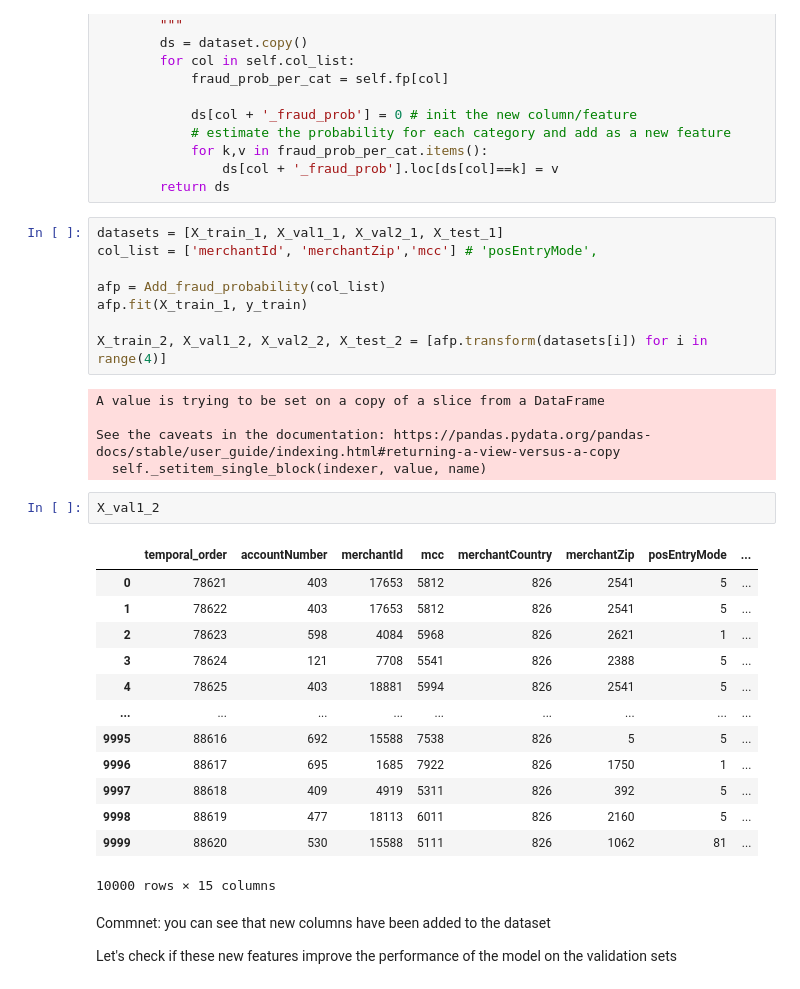
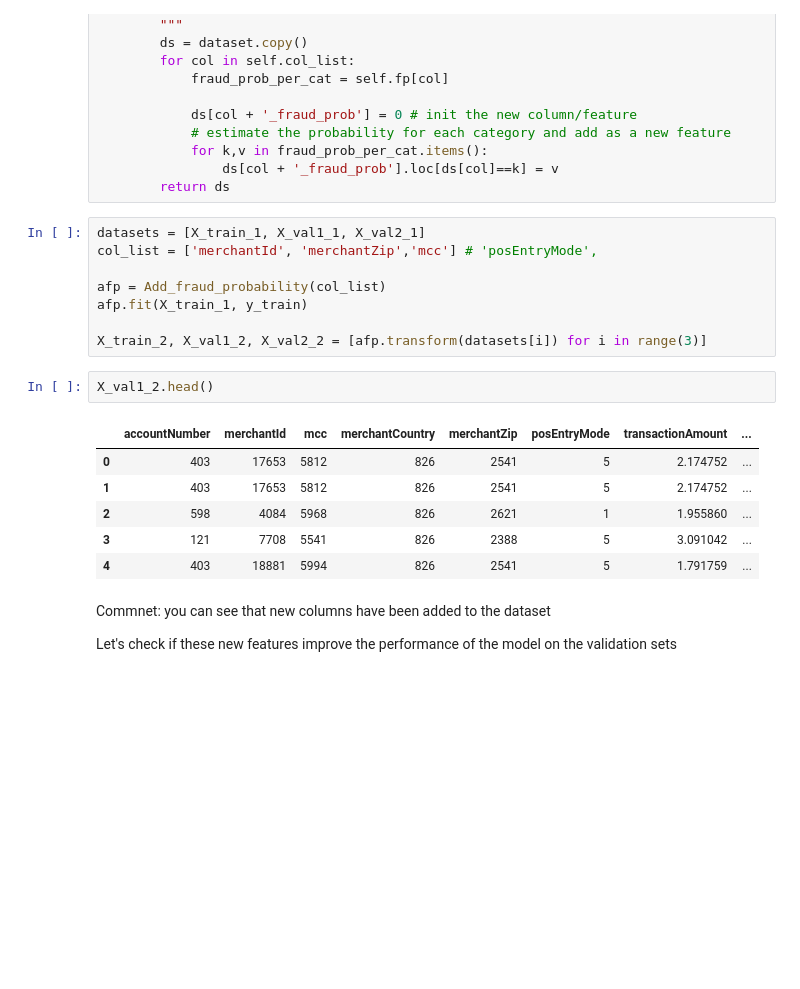
Before and after one commit to GiacomoBenvenuti/Banking_Fraud_Detection, a Jupyter notebook: Fraud_detection_Main.ipynb, the cells around one changed output. Drawn from its saved outputs; the diff is of its cells as text; blank space fills up the shorter version.

```diff
--- a/Fraud_detection_Main.ipynb
+++ b/Fraud_detection_Main.ipynb
@@ -744,34 +774,22 @@ class Add_fraud_probability(object):
                 ds[col + '_fraud_prob'].loc[ds[col]==k] = v
         return ds
 # %%
-datasets = [X_train_1, X_val1_1, X_val2_1, X_test_1]
+datasets = [X_train_1, X_val1_1, X_val2_1]
 col_list = ['merchantId', 'merchantZip','mcc'] # 'posEntryMode',
 
 afp = Add_fraud_probability(col_list)
 afp.fit(X_train_1, y_train)
 
-X_train_2, X_val1_2, X_val2_2, X_test_2 = [afp.transform(datasets[i]) for i in range(4)]
+X_train_2, X_val1_2, X_val2_2 = [afp.transform(datasets[i]) for i in range(3)]
-# %% [output]
-A value is trying to be set on a copy of a slice from a DataFrame
-
-See the caveats in the documentation: https://pandas.pydata.org/pandas-docs/stable/user_guide/indexing.html#returning-a-view-versus-a-copy
-  self._setitem_single_block(indexer, value, name)
 # %%
-X_val1_2
+X_val1_2.head()
 # %% [output]
-|  | temporal_order | accountNumber | merchantId | mcc | merchantCountry | merchantZip | posEntryMode | ... |
-| 0 | 78621 | 403 | 17653 | 5812 | 826 | 2541 | 5 | ... |
-| 1 | 78622 | 403 | 17653 | 5812 | 826 | 2541 | 5 | ... |
-| 2 | 78623 | 598 | 4084 | 5968 | 826 | 2621 | 1 | ... |
-| 3 | 78624 | 121 | 7708 | 5541 | 826 | 2388 | 5 | ... |
-| 4 | 78625 | 403 | 18881 | 5994 | 826 | 2541 | 5 | ... |
-| ... | ... | ... | ... | ... | ... | ... | ... | ... |
-| 9995 | 88616 | 692 | 15588 | 7538 | 826 | 5 | 5 | ... |
-| 9996 | 88617 | 695 | 1685 | 7922 | 826 | 1750 | 1 | ... |
-| 9997 | 88618 | 409 | 4919 | 5311 | 826 | 392 | 5 | ... |
-| 9998 | 88619 | 477 | 18113 | 6011 | 826 | 2160 | 5 | ... |
-| 9999 | 88620 | 530 | 15588 | 5111 | 826 | 1062 | 81 | ... |
+|  | accountNumber | merchantId | mcc | merchantCountry | merchantZip | posEntryMode | transactionAmount | ... |
+| 0 | 403 | 17653 | 5812 | 826 | 2541 | 5 | 2.174752 | ... |
+| 1 | 403 | 17653 | 5812 | 826 | 2541 | 5 | 2.174752 | ... |
+| 2 | 598 | 4084 | 5968 | 826 | 2621 | 1 | 1.955860 | ... |
+| 3 | 121 | 7708 | 5541 | 826 | 2388 | 5 | 3.091042 | ... |
+| 4 | 403 | 18881 | 5994 | 826 | 2541 | 5 | 1.791759 | ... |
-10000 rows × 15 columns
 # %% [markdown]
 Commnet: you can see that new columns have been added to the dataset
 
```
Also changed, not shown: parts of 16 cells of this notebook.
